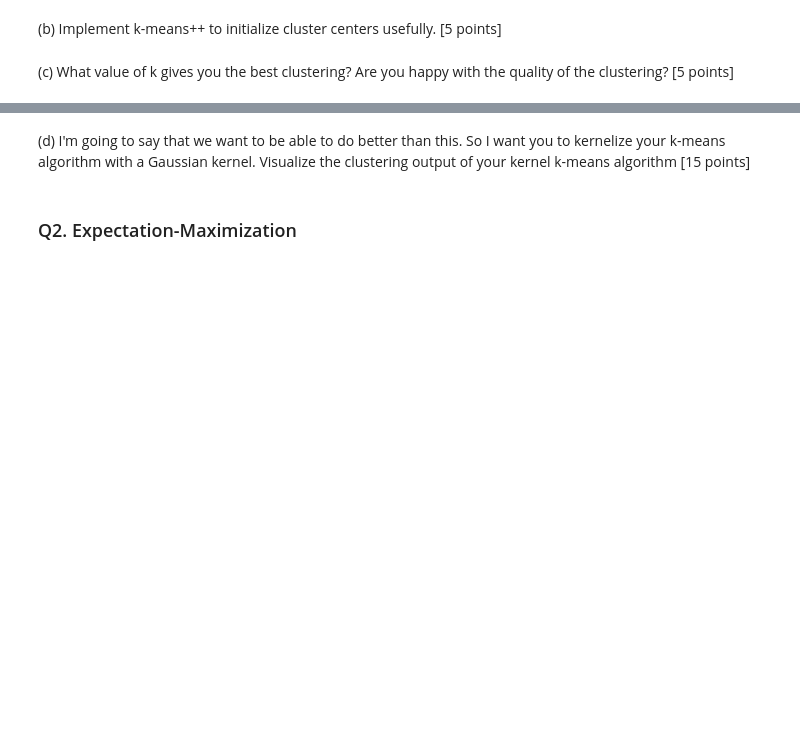
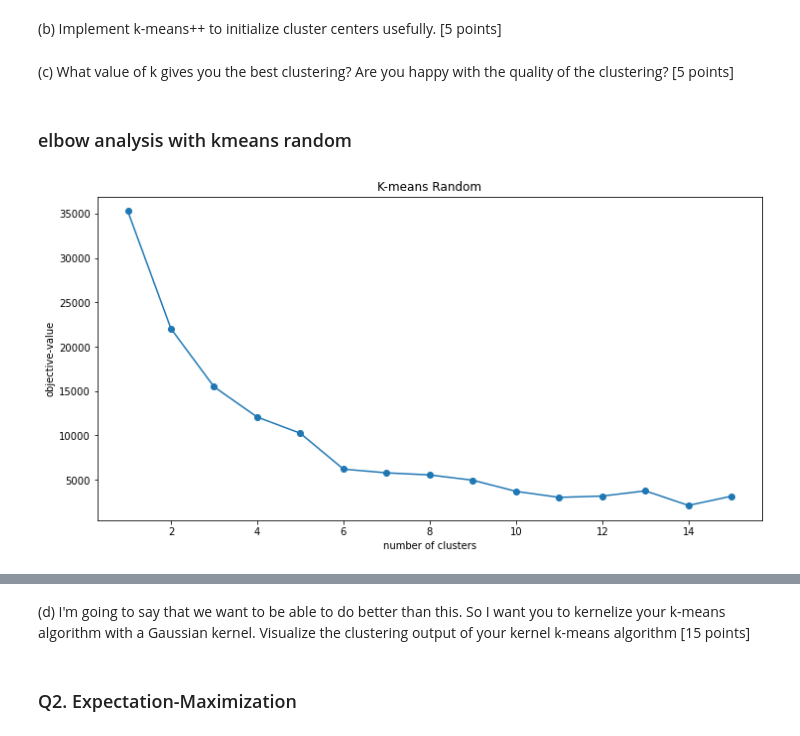
Before and after one commit to sunil-dhaka/ml-course-work, a Jupyter notebook: assign4.ipynb, the cells around one changed output, grey strips where cells are left out. Drawn from its saved outputs; the diff is of its cells as text; code cells hidden in the pictures; blank space fills up the shorter version.

```diff
--- a/assign4.ipynb
+++ b/assign4.ipynb
@@ -162,3 +265,22 @@ def get_KMeans_clusters(X,n_cluster=4,init_style='k-means'):
 (b) Implement k-means++ to initialize cluster centers usefully. [5 points]
 # %% [markdown]
 (c) What value of k gives you the best clustering? Are you happy with the quality of the clustering? [5 points]
+# %% [markdown]
+### elbow analysis with kmeans random
+# %%
+# fitting multiple k-means algorithms with different n_clusters and storing the values in an empty list
+objective_value = []
+max_cluster=15
+for cluster in range(1,max_cluster+1):
+    kmeans = get_KMeans_clusters(X,n_cluster=cluster)
+    objective_value.append(kmeans['wacc-history'][-1])
+
+# plotting the results
+plt.figure(figsize=(12,6))
+plt.plot(list(range(1,max_cluster+1)), objective_value, marker='o')
+plt.xlabel('number of clusters')
+plt.ylabel('objective-value')
+plt.title('K-means Random')
+plt.show()
+# %% [output]
+[figure, added]
```
Also changed, not shown: parts of 19 cells of this notebook.
